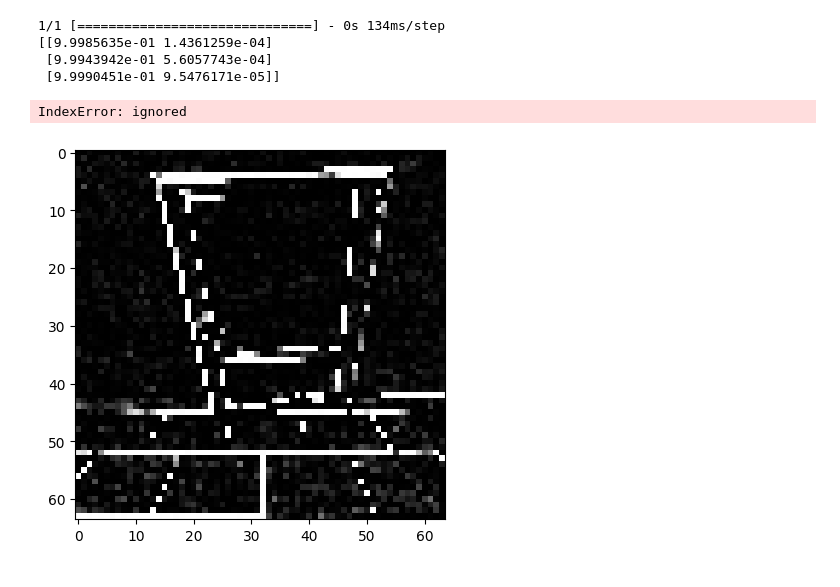
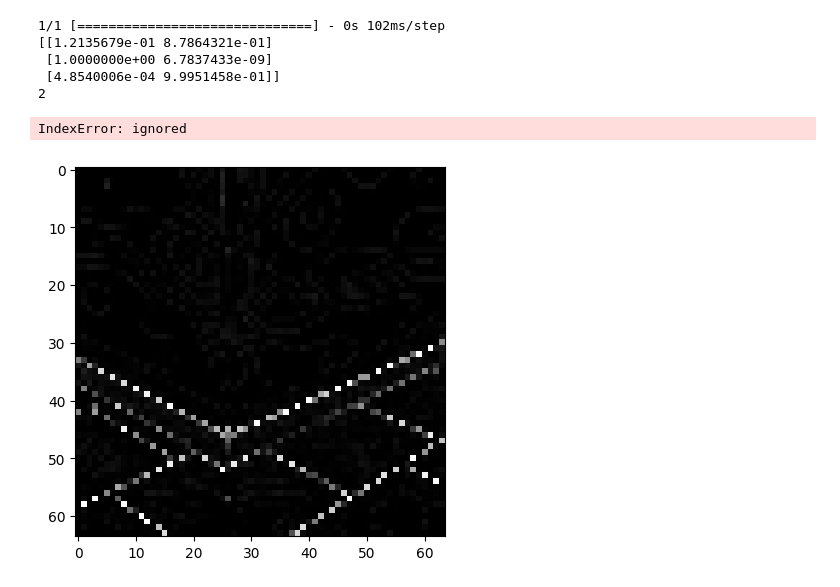
Before and after one commit to s4kh4rov/BMIL, a Jupyter notebook: magdiplom.ipynb, the cells around one changed output. Drawn from its saved outputs; the diff is of its cells as text; code cells hidden in the pictures.

```diff
--- a/magdiplom.ipynb
+++ b/magdiplom.ipynb
@@ -14,9 +14,10 @@ def resizeImage(width, height, image):
   down_points = (width, height)
   return cv2.resize(image, down_points, interpolation= cv2.INTER_LINEAR)
 # %%
-all_img_paths = glob.glob("/content/drive/MyDrive/diplom/photos/doors/*")
-path = '/content/drive/MyDrive/diplom/readyImg/door/'
+all_img_paths = glob.glob("/content/drive/MyDrive/diplom/photos/angles/*")
+path = '/content/drive/MyDrive/diplom/readyImg/angle/'
 i=0
+print(len(all_img_paths))
 for img_path in all_img_paths:
   img = cv2.imread(img_path)
   img300 = resizeImage(300,300,img)
@@ -25,13 +26,13 @@ for img_path in all_img_paths:
   imgLap = cv2.Laplacian(imgGray, cv2.CV_64F, ksize=5)
   # img64 = imutils.resize(imgLap, width=64,height=64)
   # cv2_imshow(img64)
-  cv2.imwrite(os.path.join(path , 'door'+str(i)+'.jpg'), imgLap)
+  cv2.imwrite(os.path.join(path , 'angle'+str(i)+'.jpg'), imgLap)
   i+=1
   flip = cv2.flip(imgLap,1)
-  cv2.imwrite(os.path.join(path , 'door'+str(i)+'.jpg'), flip)
+  cv2.imwrite(os.path.join(path , 'angle'+str(i)+'.jpg'), flip)
   i+=1
 
-# img_path = '/content/drive/MyDrive/diplom/photos/doors/IMG_1785_000.jpg'
+# img_path = '/content/drive/MyDrive/diplom/photos/doors/IMG_1840_126.jpg'
 
 # img = cv2.imread(img_path)
 # img300 = resizeImage(300,300,img)
@@ -64,7 +60,12 @@ for img_path in all_img_paths:
 # %%
 DATADIR = "/content/drive/MyDrive/diplom/readyImg/"
 
-LABELS = ["stair", "door"]
+LABELS = ["angle", "door", "stair"]
+print("Doors count")
+print(len(glob.glob("/content/drive/MyDrive/diplom/readyImg/door/*")))
+
+print("angle count")
+print(len(glob.glob("/content/drive/MyDrive/diplom/readyImg/angle/*")))
 
 X_TRAIN = []
 Y_TRAIN = []
@@ -81,7 +82,8 @@ for category in LABELS:
             Y_TRAIN.append(class_num)
         except Exception as e:
             pass
-
+cv2_imshow(X_TRAIN[10])
 X_TRAIN = np.array(X_TRAIN).reshape(-1, IMG_SIZE, IMG_SIZE,1)
 Y_TRAIN = np.array(Y_TRAIN)
+cv2_imshow(X_TRAIN[10])
 X_TRAIN = X_TRAIN/255
@@ -109,7 +151,7 @@ model.add(layers.Activation("relu"))
 model.add(layers.MaxPooling2D(pool_size=(2,2)))
 model.add(layers.Flatten())
 model.add(layers.Dense(64))
-model.add(layers.Dense(2))
+model.add(layers.Dense(3))
 model.add(layers.Activation("softmax"))
 
 model.summary()
@@ -134,6 +176,6 @@ Trainable params: 143458 (560.38 KB)
 Non-trainable params: 0 (0.00 Byte)
 _________________________________________________________________
 # %%
-history = model.fit(X_TRAIN,Y_TRAIN, epochs=3, validation_split=0.3)
+history = model.fit(X_TRAIN,Y_TRAIN, epochs=3, validation_split=0.4)
 # %% [output]
 Epoch 1/3
@@ -145,28 +187,30 @@ Epoch 3/3
 # %%
 import matplotlib.pyplot as plt
-TESTDIR = "/content/drive/MyDrive/diplom/test/door286.jpg"
+TESTDIR = "/content/drive/MyDrive/diplom/test/angle1.jpg"
 # for img in os.listdir(TESTDIR):
 #     try:
 #         img_array = cv2.imread(os.path.join(TESTDIR, img))
 #         new_img = cv2.resize(img_array, (IMG_SIZE, IMG_SIZE))
 #         new_shape = new_img.reshape(-1, IMG_SIZE, IMG_SIZE, 1)
 #         predictions = model.predict(new_shape)
 #         # plt.imshow(new_img)
 #         # print(predictions)
 #         print(LABELS[np.argmax(predictions)])
 #     except Exception as e:
 #         pass
 img_array = cv2.imread(TESTDIR)
 new_img = cv2.resize(img_array, (IMG_SIZE, IMG_SIZE))
 new_shape = new_img.reshape(-1, IMG_SIZE, IMG_SIZE, 1)
 predictions = model.predict(new_shape)
 plt.imshow(new_img)
 print(predictions)
+print(np.argmax(predictions))
 print(LABELS[np.argmax(predictions)])
 # %% [output]
-1/1 [==============================] - 0s 134ms/step
-[[9.9985635e-01 1.4361259e-04]
- [9.9943942e-01 5.6057743e-04]
- [9.9990451e-01 9.5476171e-05]]
+1/1 [==============================] - 0s 102ms/step
+[[1.2135679e-01 8.7864321e-01]
+ [1.0000000e+00 6.7837433e-09]
+ [4.8540006e-04 9.9951458e-01]]
+2
 IndexError: ignored
-[figure, old version]
+[figure, new version]
```
Also changed, not shown: parts of 6 cells of this notebook.
